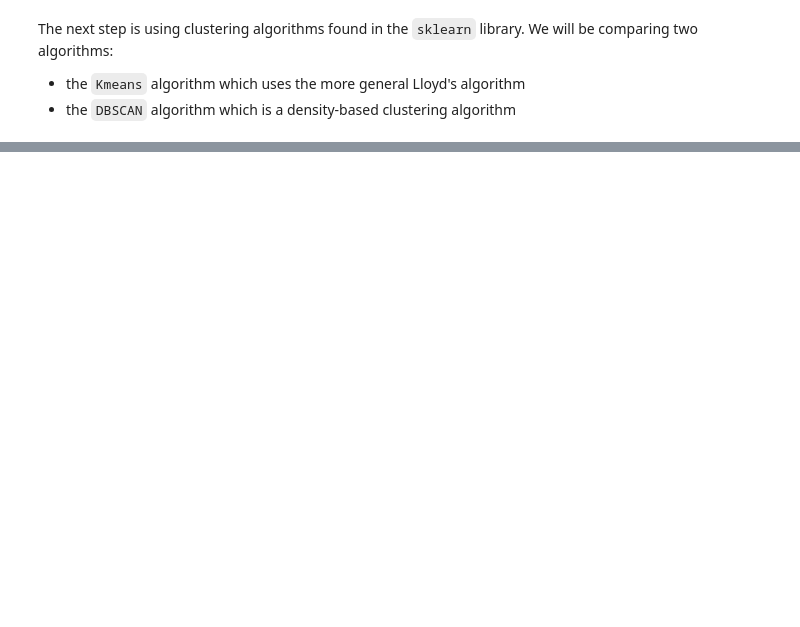
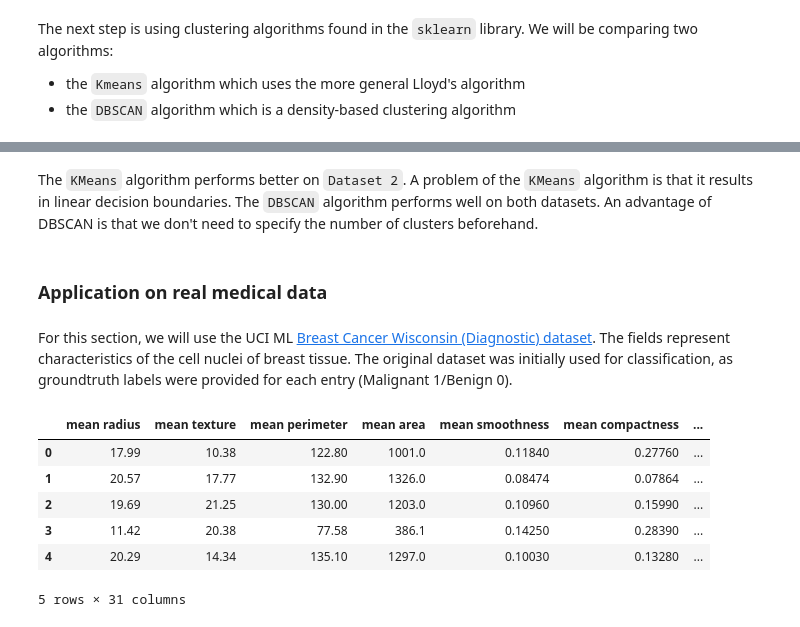
Before and after one commit to krejiba/clustering-comparison, a Jupyter notebook: clustering.ipynb, the cells around one changed output, grey strips where cells are left out. Drawn from its saved outputs; the diff is of its cells as text; code cells hidden in the pictures; blank space fills up the shorter version.

```diff
--- a/clustering.ipynb
+++ b/clustering.ipynb
@@ -104,0 +105,7 @@ for model_idx, model in enumerate(models) :
+# %% [markdown]
+The `KMeans` algorithm performs better on `Dataset 2`. A problem of the `KMeans` algorithm is that it results in linear decision boundaries.
+The `DBSCAN` algorithm performs well on both datasets. An advantage of DBSCAN is that we don't need to specify the number of clusters beforehand.
+# %% [markdown]
+### Application on real medical data
+# %% [markdown]
+For this section, we will use the UCI ML [Breast Cancer Wisconsin (Diagnostic) dataset](https://archive.ics.uci.edu/ml/datasets/Breast+Cancer+Wisconsin+(Diagnostic)). The fields represent characteristics of the cell nuclei of breast tissue. The original dataset was initially used for classification, as groundtruth labels were provided for each entry (Malignant 1/Benign 0).
@@ -104,0 +117,10 @@ for model_idx, model in enumerate(models) :
+# %%
+df.head()
+# %% [output]
+|  | mean radius | mean texture | mean perimeter | mean area | mean smoothness | mean compactness | ... |
+| 0 | 17.99 | 10.38 | 122.80 | 1001.0 | 0.11840 | 0.27760 | ... |
+| 1 | 20.57 | 17.77 | 132.90 | 1326.0 | 0.08474 | 0.07864 | ... |
+| 2 | 19.69 | 21.25 | 130.00 | 1203.0 | 0.10960 | 0.15990 | ... |
+| 3 | 11.42 | 20.38 | 77.58 | 386.1 | 0.14250 | 0.28390 | ... |
+| 4 | 20.29 | 14.34 | 135.10 | 1297.0 | 0.10030 | 0.13280 | ... |
+5 rows × 31 columns
```
Also changed, not shown: parts of 8 cells of this notebook.
